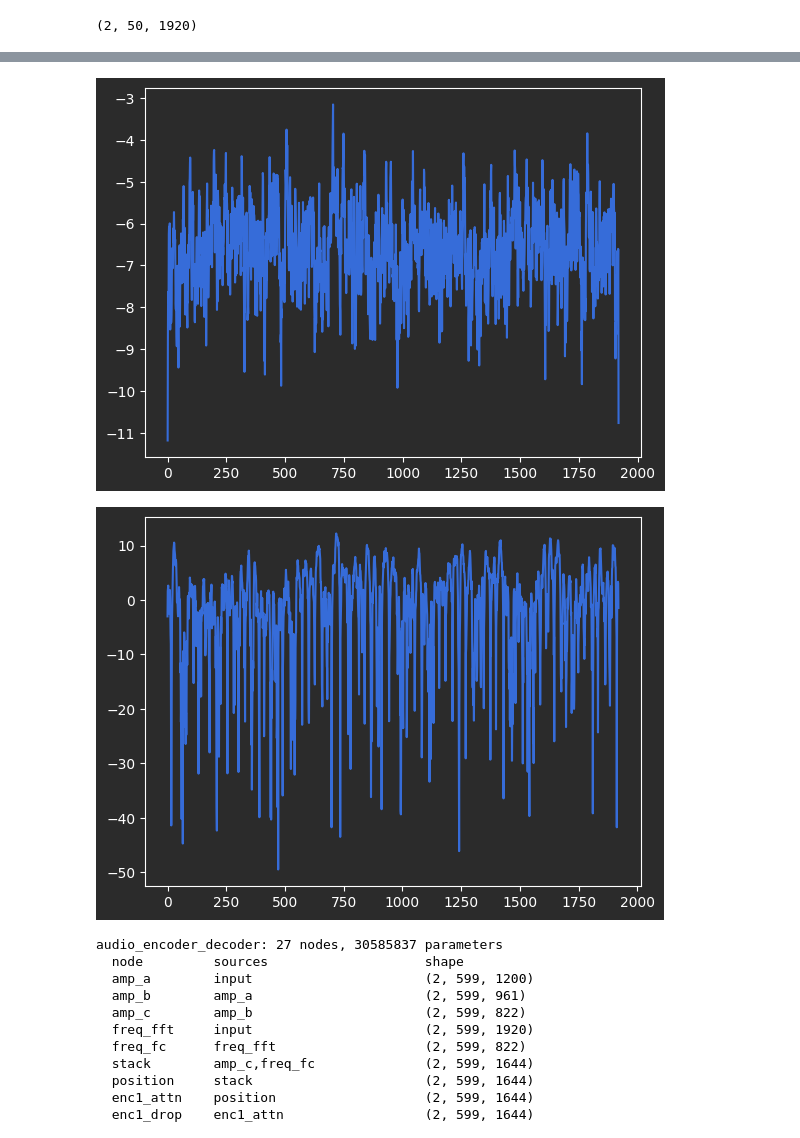
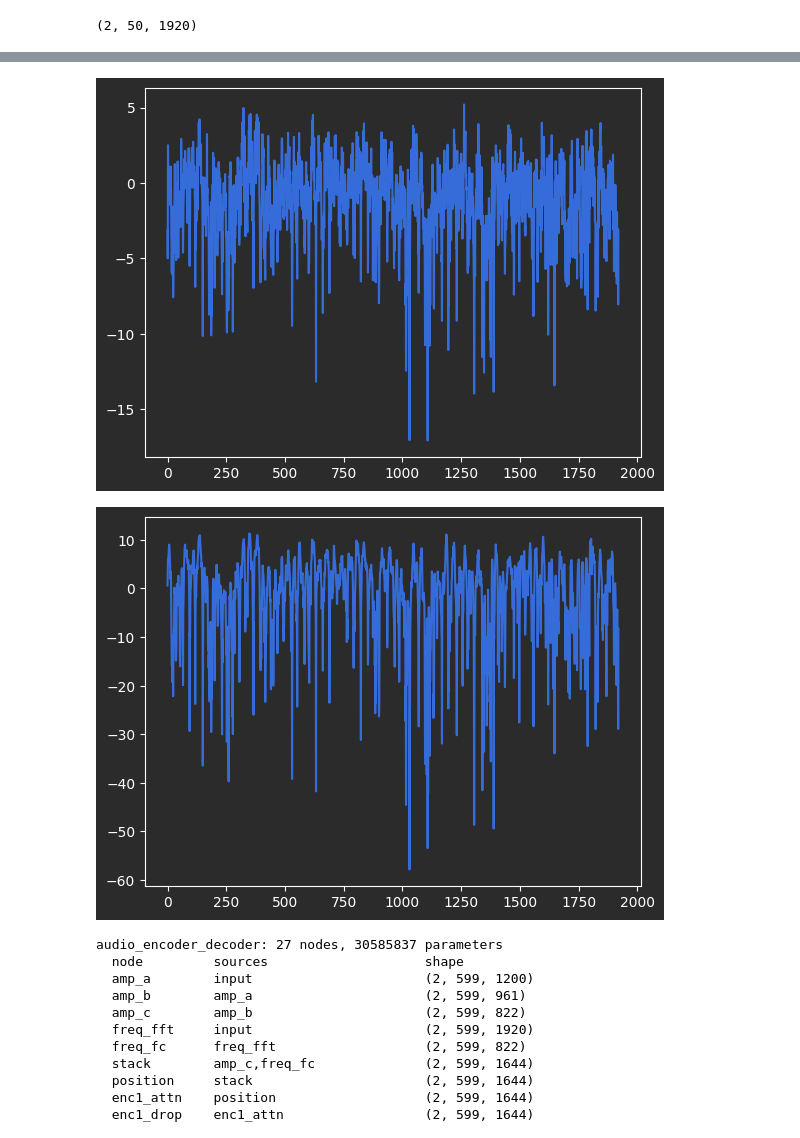
Before and after one commit to Davidgraey/ml-tools, a Jupyter notebook: notebooks/audio_encoding_examples.ipynb, the cells around one changed output, grey strips where cells are left out. Drawn from its saved outputs; the diff is of its cells as text; code cells hidden in the pictures.

Commit message:
feat: e2e enc and decoder are working

```diff
--- a/notebooks/audio_encoding_examples.ipynb
+++ b/notebooks/audio_encoding_examples.ipynb
@@ -113,37 +113,44 @@ mixed = net.connect(FullyConnectedLayer(2*LATENT_DIMENSION, LATENT_DIMENSION, "r
 
 # encoder
 
-enc1 = net.connect(SpectreAttention(sequence_length=num_windows, hidden_dim=LATENT_DIMENSION), mixed, name="enc1_attn")
+enc1 = net.connect(SpectreAttention(sequence_length=num_windows, hidden_dim=LATENT_DIMENSION, num_heads=10), mixed, name="enc1_attn")
 enc1 = net.connect(DropoutLayer(dropout_prob=0.05), enc1, name="enc1_drop")
 enc1 = net.connect(FullyConnectedLayer(LATENT_DIMENSION, LATENT_DIMENSION, "relu"), enc1, name="enc1_a")
 
 # encoder2 ------------------
 enc2 = net.connect(LatentSum(), mixed, enc1, name="enc2_latentconn")
 enc2 = net.connect(RMSNormLayer(ni=LATENT_DIMENSION), enc2, name="enc2_prenorm")
-enc2 = net.connect(SpectreAttention(sequence_length=num_windows, hidden_dim=LATENT_DIMENSION), enc1, name="enc2_attn")
+enc2 = net.connect(SpectreAttention(sequence_length=num_windows, hidden_dim=LATENT_DIMENSION, num_heads=10), enc2, name="enc2_attn")
 enc2 = net.connect(DropoutLayer(dropout_prob=0.05), enc2, name="enc2_drop")
 enc2 = net.connect(FullyConnectedLayer(LATENT_DIMENSION, LATENT_DIMENSION, "relu"), enc2, name="enc2_a")
 
 
-# # # encoder3 ------------------
+#  encoder3 ------------------
 enc3 = net.connect(LatentSum(), mixed, enc2, name="enc3_latentconn")
-enc2 = net.connect(RMSNormLayer(ni=LATENT_DIMENSION), enc3, name="enc3_prenorm")
-enc3 = net.connect(SpectreAttention(sequence_length=num_windows, hidden_dim=LATENT_DIMENSION), enc2, name="enc3_attn")
+enc3 = net.connect(RMSNormLayer(ni=LATENT_DIMENSION), enc3, name="enc3_prenorm")
+enc3 = net.connect(SpectreAttention(sequence_length=num_windows, hidden_dim=LATENT_DIMENSION, num_heads=10), enc3, name="enc3_attn")
 enc3 = net.connect(DropoutLayer(dropout_prob=0.05), enc3, name="enc3_drop")
 enc3 = net.connect(FullyConnectedLayer(LATENT_DIMENSION, LATENT_DIMENSION, "relu"), enc3, name="enc3_a")
 
-#
-mixed = net.connect(RMSNormLayer(LATENT_DIMENSION), enc3, name="latent_norm")
-latent = net.connect(FullyConnectedLayer(LATENT_DIMENSION, EMBEDDING_DIM, "tanh"), mixed, name="latent")
+
+#  Latent ------------------
+latent = net.connect(RMSNormLayer(LATENT_DIMENSION), enc3, name="latent_norm")
+latent = net.connect(FullyConnectedLayer(LATENT_DIMENSION, EMBEDDING_DIM, "tanh"), latent, name="latent")
 pooler = net.connect(PoolingLayer(), latent, name="pooler")
 
 # decoder
-decoded = net.connect(CausalSpectreAttention(sequence_length=, hidden_dim=, num_heads=8) pooler, name )
-decoded = net.connect(FullyConnectedLayer(EMBEDDING_DIM, LATENT_DIMENSION, "relu"), decoded, name="dec_a")
+# project latent to match to sum:
+decoded = net.connect(FullyConnectedLayer(EMBEDDING_DIM, LATENT_DIMENSION, "relu"), pooler,
+                      name="decoder_projection")
+decoded = net.connect(LatentSum(), mixed, decoded, name="decoder_latentsum")
+decoded = net.connect(RMSNormLayer(LATENT_DIMENSION), decoded, name="prenorm")
+
+decoded = net.connect(SpectreAttention(sequence_length=num_windows, hidden_dim=LATENT_DIMENSION, num_heads=10), decoded, name="decoder_attn")
+decoded = net.connect(FullyConnectedLayer(LATENT_DIMENSION, LATENT_DIMENSION, "relu"), decoded, name="dec_a")
 decoded = net.connect(FullyConnectedLayer(LATENT_DIMENSION, LATENT_DIMENSION, "relu"), decoded, name="dec_b")
 decoded = net.connect(FullyConnectedLayer(LATENT_DIMENSION, LATENT_DIMENSION, "relu"), decoded, name="dec_c")
 decoded = net.connect(NormalizeLayer(LATENT_DIMENSION, shift_scale=True), decoded, name="dec_norm")
-CausalSpectreAttention
+# CausalSpectreAttention
 # TODO: reconstruct sequence
 net.output = net.connect(FullyConnectedLayer(LATENT_DIMENSION, samples_per_window, "linear", is_output=True), decoded, name="dec_out")
 
@@ -177,7 +184,7 @@ optimizer = SGD(0.02)
 all_losses = []
 
 net.train()
-for step in range(500):
+for step in range(5000):
     verbose = (step + 1) % 50 == 0
 
     x_prime = net.forward(windowed_data)
@@ -220,11 +227,11 @@ ValueError: operands could not be broadcast together with shapes (2,1920) (2,50,
 # %%
-plt.plot(x_prime[0, 2, :])
+plt.plot(x_prime[0, 3, :])
 plt.show()
-plt.plot(windowed_data[0, 2, :])
+plt.plot(windowed_data[0, 3, :])
 plt.show()
 # %% [output]
-[figure, old version]
+[figure, new version]
-[figure, old version]
+[figure, new version]
 # %%
 print(net.summary())
 # %% [output]
```
Also changed, not shown: parts of 2 cells of this notebook, 6 other files.
